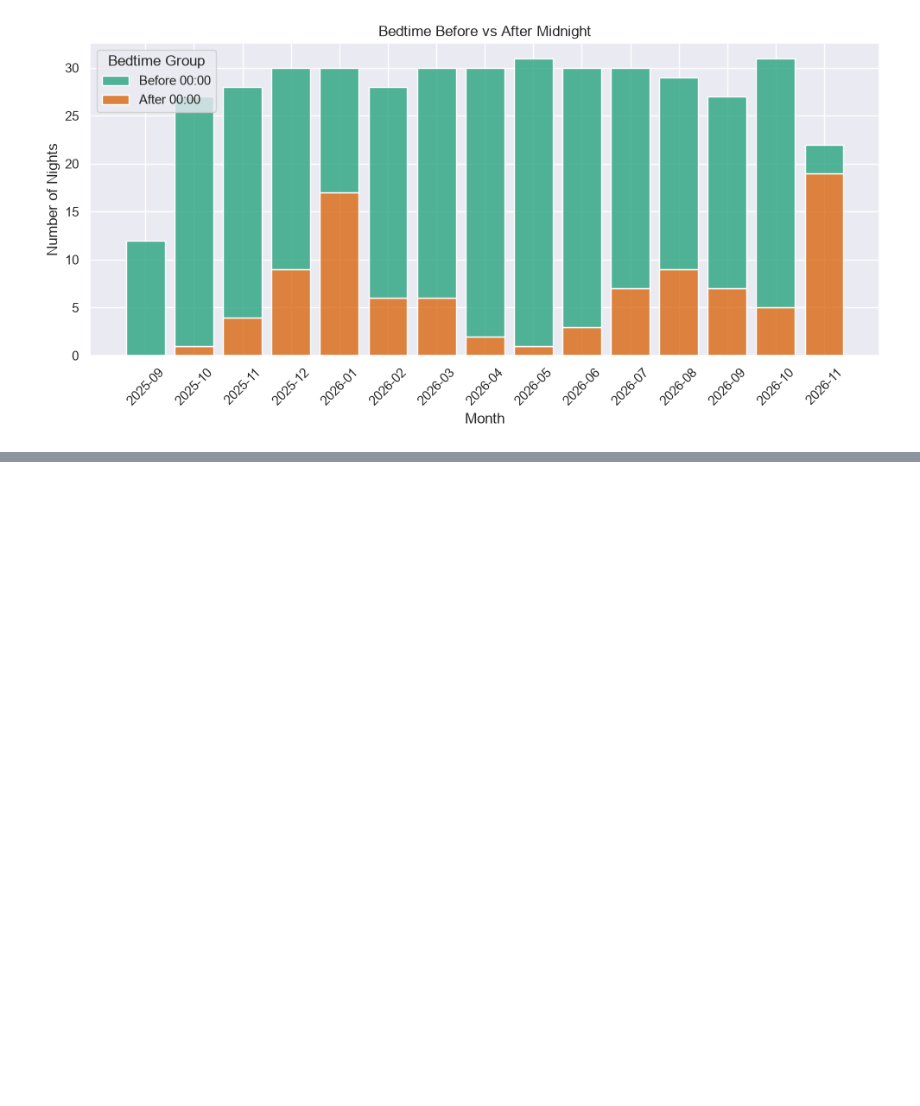
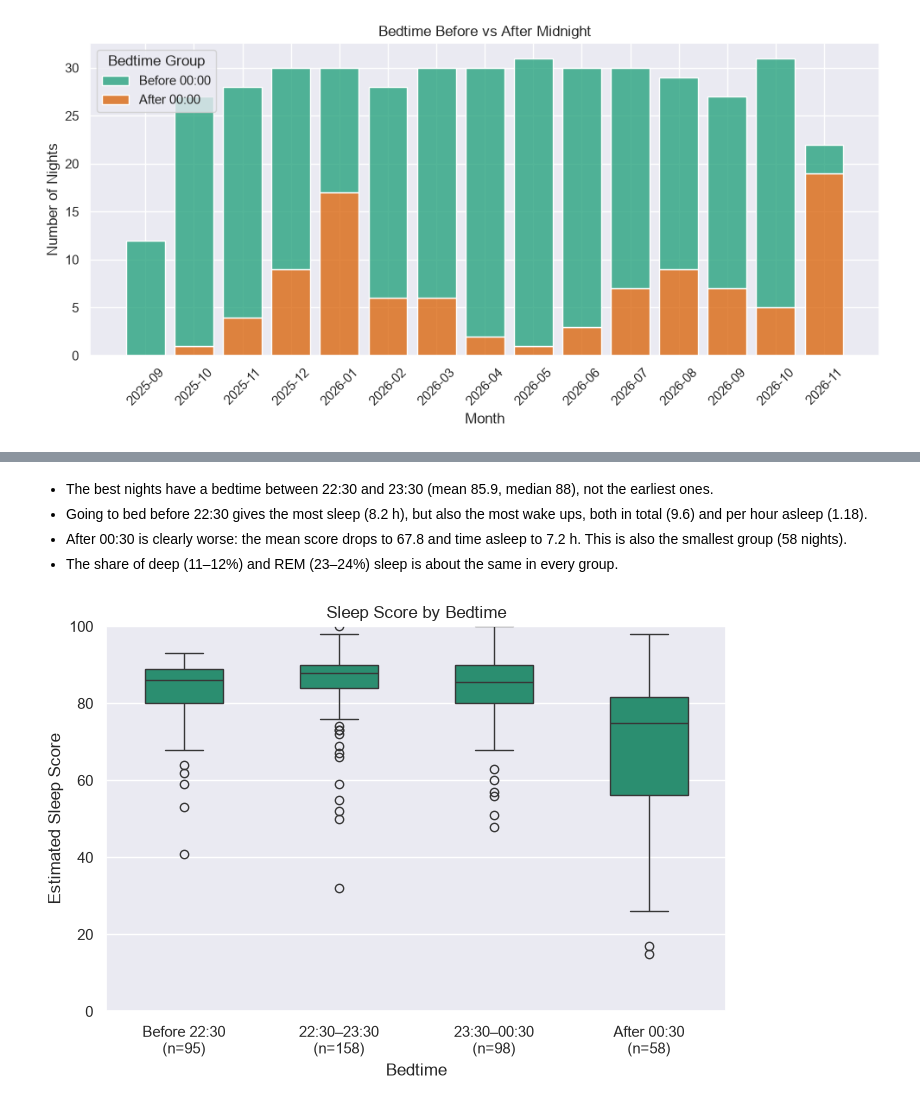
Before and after one commit to DimitarK13/personal-sleep-analysis, a Jupyter notebook: notebooks/03-exploratory-data-analysis.ipynb, the cells around one changed output, grey strips where cells are left out. Saved outputs shown, nothing was run; the diff lists cells and outputs as text; code cells hidden in the pictures; blank space fills up the shorter version.

Commit message:
investigate if going to bed early results in a better sleep

```diff
--- a/notebooks/03-exploratory-data-analysis.ipynb
+++ b/notebooks/03-exploratory-data-analysis.ipynb
@@ -226,0 +236,7 @@ plt.show()
+# %%
+bedtime_minutes = df['bedtime'].dt.hour * 60 + df['bedtime'].dt.minute
+df['bedtime_rel_min'] = bedtime_minutes.where(bedtime_minutes >= 12 * 60, bedtime_minutes + 24 * 60) - 24 * 60
+
+nap_nights = df[df['bedtime'].dt.hour.between(5, 19)]
+
+nap_nights[['night', 'bedtime', 'wake_time', 'asleep_min', 'est_score']]
@@ -226,0 +253,9 @@ plt.show()
+# %%
+bedtime_df = df.drop(nap_nights.index).copy()
+
+bedtime_df['wake_ups_per_hour'] = bedtime_df['wake_ups'] / (bedtime_df['asleep_min'] / 60)
+
+bedtime_df['deep_pct'] = bedtime_df['deep_min'] / bedtime_df['asleep_min'] * 100
+bedtime_df['rem_pct'] = bedtime_df['rem_min'] / bedtime_df['asleep_min'] * 100
+
+len(bedtime_df)
@@ -226,0 +334,31 @@ plt.show()
+# %% [markdown]
+- The best nights have a bedtime between 22:30 and 23:30 (mean 85.9, median 88), not the earliest ones.
+- Going to bed before 22:30 gives the most sleep (8.2 h), but also the most wake ups, both in total (9.6) and per hour asleep (1.18).
+- After 00:30 is clearly worse: the mean score drops to 67.8 and time asleep to 7.2 h. This is also the smallest group (58 nights).
+- The share of deep (11–12%) and REM (23–24%) sleep is about the same in every group.
+# %%
+group_sizes = sleep_by_bedtime['nights']
+
+plt.figure(figsize=(8, 5))
+
+ax = sns.boxplot(
+    data=bedtime_df,
+    x='bedtime_group',
+    y='est_score',
+    color=sns.color_palette('Dark2')[0],
+    width=0.5,
+)
+
+ax.set_xticks(range(len(bedtime_labels)))
+ax.set_xticklabels([f'{label}\n(n={group_sizes[label]})' for label in bedtime_labels])
+
+plt.ylim(0, 100)
+
+plt.title('Sleep Score by Bedtime')
+plt.xlabel('Bedtime')
+plt.ylabel('Estimated Sleep Score')
+
+plt.savefig('../visualizations/sleep-score-by-bedtime.png', bbox_inches='tight')
+plt.show()
+# %% [output]
+[figure, added]
```
Also changed, not shown: parts of 17 cells of this notebook, 3 other files.
